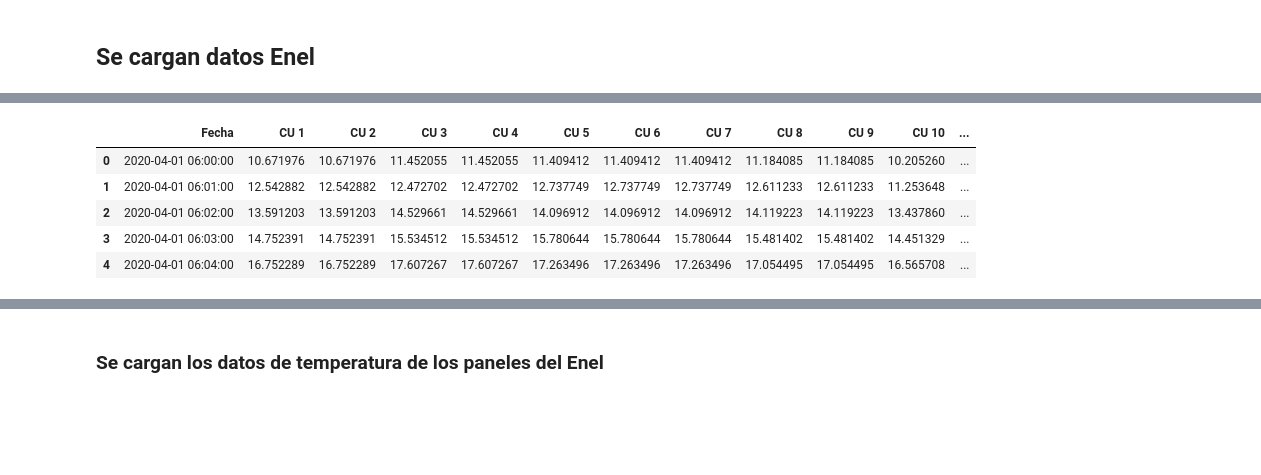
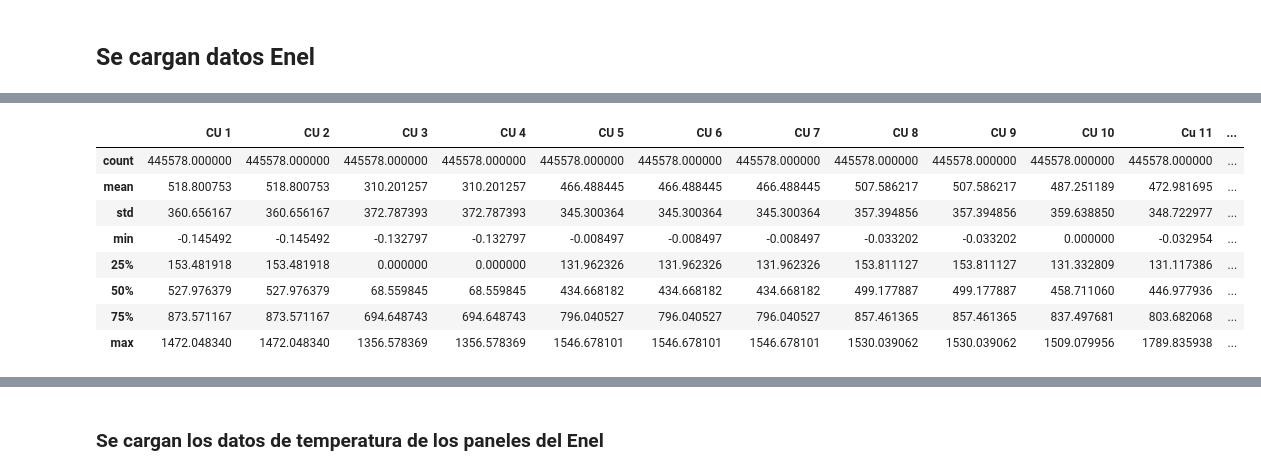
Before and after one commit to sofgutierrez6/ProyectoGrado, a Jupyter notebook: Proyecto_de_Grado.ipynb, the cells around one changed output, grey strips where cells are left out. Cells and saved outputs as stored; diff of their text form; code cells hidden in the pictures; blank space fills up the shorter version.

Commit message:
DatosMetereolóogicosENEL

```diff
--- a/Proyecto_de_Grado.ipynb
+++ b/Proyecto_de_Grado.ipynb
@@ -646,11 +680,14 @@ datosEnelMeteo.head()
 # %%
 # Datos ENELPyra
 datosEnelPyra = pd.read_csv(ruta+'pyranometers.csv')
-datosEnelPyra.head()
+datosEnelPyra.describe()
 # %% [output]
-|  | Fecha | CU 1 | CU 2 | CU 3 | CU 4 | CU 5 | CU 6 | CU 7 | CU 8 | CU 9 | CU 10 | ... |
-| 0 | 2020-04-01 06:00:00 | 10.671976 | 10.671976 | 11.452055 | 11.452055 | 11.409412 | 11.409412 | 11.409412 | 11.184085 | 11.184085 | 10.205260 | ... |
-| 1 | 2020-04-01 06:01:00 | 12.542882 | 12.542882 | 12.472702 | 12.472702 | 12.737749 | 12.737749 | 12.737749 | 12.611233 | 12.611233 | 11.253648 | ... |
-| 2 | 2020-04-01 06:02:00 | 13.591203 | 13.591203 | 14.529661 | 14.529661 | 14.096912 | 14.096912 | 14.096912 | 14.119223 | 14.119223 | 13.437860 | ... |
-| 3 | 2020-04-01 06:03:00 | 14.752391 | 14.752391 | 15.534512 | 15.534512 | 15.780644 | 15.780644 | 15.780644 | 15.481402 | 15.481402 | 14.451329 | ... |
-| 4 | 2020-04-01 06:04:00 | 16.752289 | 16.752289 | 17.607267 | 17.607267 | 17.263496 | 17.263496 | 17.263496 | 17.054495 | 17.054495 | 16.565708 | ... |
+|  | CU 1 | CU 2 | CU 3 | CU 4 | CU 5 | CU 6 | CU 7 | CU 8 | CU 9 | CU 10 | Cu 11 | ... |
+| count | 445578.000000 | 445578.000000 | 445578.000000 | 445578.000000 | 445578.000000 | 445578.000000 | 445578.000000 | 445578.000000 | 445578.000000 | 445578.000000 | 445578.000000 | ... |
+| mean | 518.800753 | 518.800753 | 310.201257 | 310.201257 | 466.488445 | 466.488445 | 466.488445 | 507.586217 | 507.586217 | 487.251189 | 472.981695 | ... |
+| std | 360.656167 | 360.656167 | 372.787393 | 372.787393 | 345.300364 | 345.300364 | 345.300364 | 357.394856 | 357.394856 | 359.638850 | 348.722977 | ... |
+| min | -0.145492 | -0.145492 | -0.132797 | -0.132797 | -0.008497 | -0.008497 | -0.008497 | -0.033202 | -0.033202 | 0.000000 | -0.032954 | ... |
+| 25% | 153.481918 | 153.481918 | 0.000000 | 0.000000 | 131.962326 | 131.962326 | 131.962326 | 153.811127 | 153.811127 | 131.332809 | 131.117386 | ... |
+| 50% | 527.976379 | 527.976379 | 68.559845 | 68.559845 | 434.668182 | 434.668182 | 434.668182 | 499.177887 | 499.177887 | 458.711060 | 446.977936 | ... |
+| 75% | 873.571167 | 873.571167 | 694.648743 | 694.648743 | 796.040527 | 796.040527 | 796.040527 | 857.461365 | 857.461365 | 837.497681 | 803.682068 | ... |
+| max | 1472.048340 | 1472.048340 | 1356.578369 | 1356.578369 | 1546.678101 | 1546.678101 | 1546.678101 | 1530.039062 | 1530.039062 | 1509.079956 | 1789.835938 | ... |
```
Also changed, not shown: parts of 4 cells of this notebook, 6 other files.
